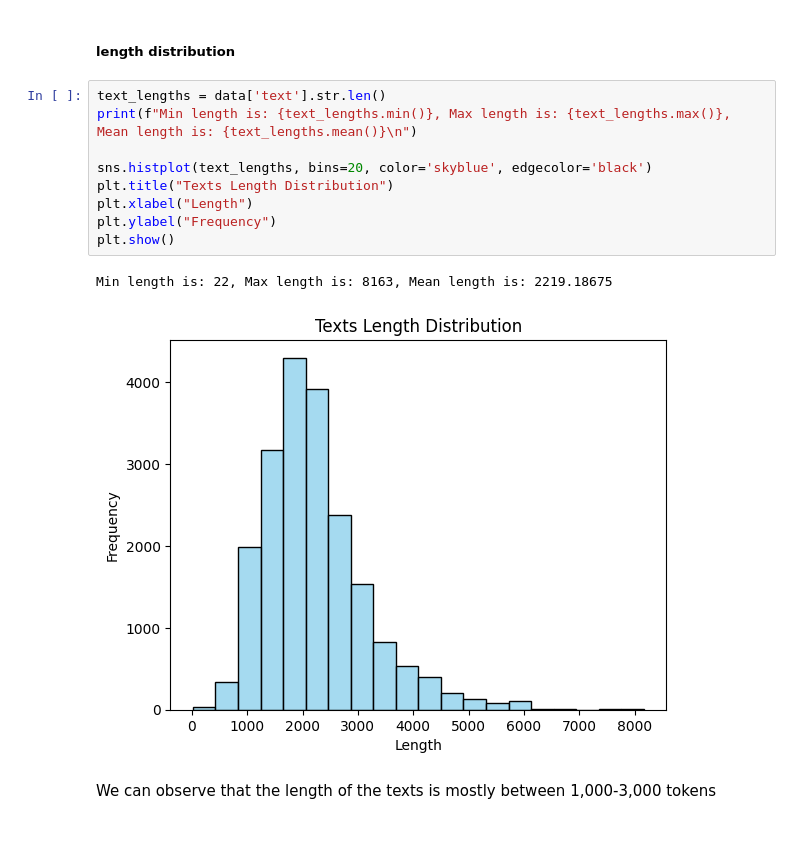
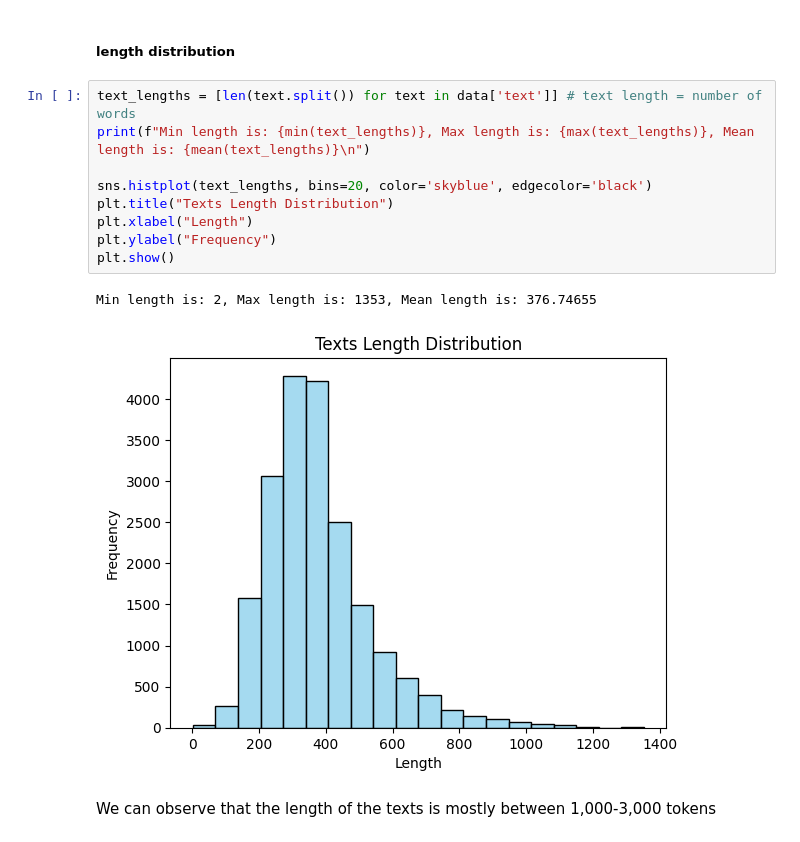
Before and after one commit to haimgoldfisher/AI-Human-Generated, a Jupyter notebook: colab_notebooks/Data_Loading_&_EDA.ipynb, the cells around one changed output. Cells and saved outputs as stored; diff of their text form.

```diff
--- a/colab_notebooks/Data_Loading_&_EDA.ipynb
+++ b/colab_notebooks/Data_Loading_&_EDA.ipynb
@@ -204,17 +229,17 @@ https://aicontentfy.com/en/blog/unmasking-ai-guide-to-detecting-artificially-gen
 # %% [markdown]
 ##### length distribution
 # %%
-text_lengths = data['text'].str.len()
-print(f"Min length is: {text_lengths.min()}, Max length is: {text_lengths.max()}, Mean length is: {text_lengths.mean()}\n")
+text_lengths = [len(text.split()) for text in data['text']] # text length = number of words
+print(f"Min length is: {min(text_lengths)}, Max length is: {max(text_lengths)}, Mean length is: {mean(text_lengths)}\n")
 
 sns.histplot(text_lengths, bins=20, color='skyblue', edgecolor='black')
 plt.title("Texts Length Distribution")
 plt.xlabel("Length")
 plt.ylabel("Frequency")
 plt.show()
 # %% [output]
-Min length is: 22, Max length is: 8163, Mean length is: 2219.18675
+Min length is: 2, Max length is: 1353, Mean length is: 376.74655
-[figure, old version]
+[figure, new version]
 # %% [markdown]
 We can observe that the length of the texts is mostly between
 1,000-3,000 tokens
```
Also changed, not shown: parts of 31 cells of this notebook.
